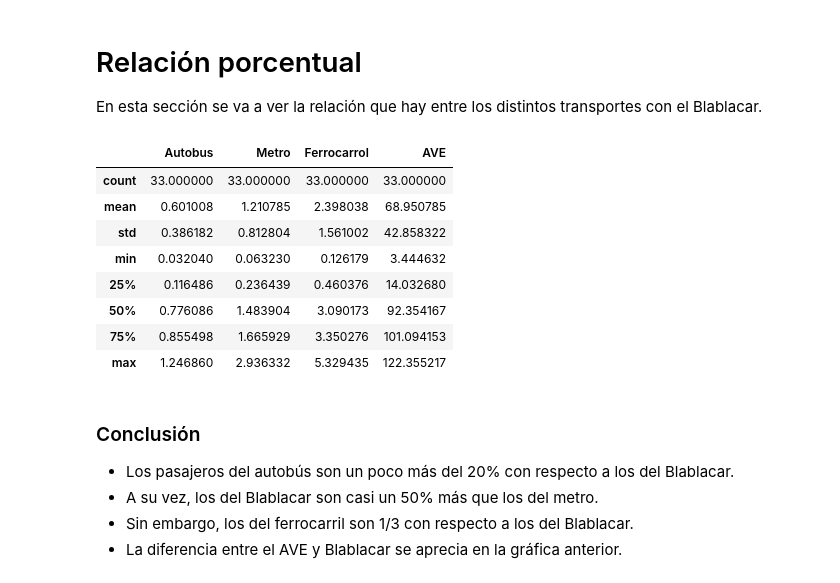
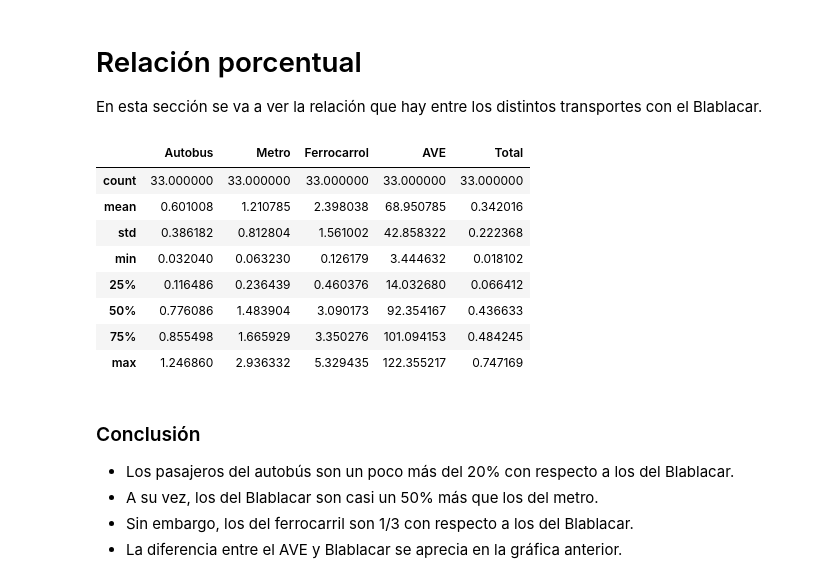
Before and after one commit to JoseAlbertoSeco/BlablacarCarpooling_DataMining, a Jupyter notebook: notebooks/ComparacionTransporte.ipynb, the cells around one changed output. Saved outputs shown, nothing was run; the diff lists cells and outputs as text; code cells hidden in the pictures.

```diff
--- a/notebooks/ComparacionTransporte.ipynb
+++ b/notebooks/ComparacionTransporte.ipynb
@@ -93,43 +98,44 @@ En esta sección se va a ver la relación que hay entre los distintos transporte
 # %%
 from pandas.io.parsers import read_csv
 from tabulate import tabulate
-
-df_trenes = read_csv('df_trenes.csv')
 
 diffBus = []
 diffMet = []
 diffBus = []
 diffFer = []
 diffAve = []
+diffTot = []
 
 for i in range(len(df_trenes['DIA'])):
   diffBus.append(df_trenes['ASIENTOS_CONFIRMADOS'][i]/(df_trenes['Transporte urbano regular por autobús'][i]+df_trenes['Interurbano por autobús regular'][i]))
   diffMet.append(df_trenes['ASIENTOS_CONFIRMADOS'][i]/df_trenes['Urbano por metro'][i])
   diffFer.append(df_trenes['ASIENTOS_CONFIRMADOS'][i]/df_trenes['Interurbano por ferrocarril'][i])
   diffAve.append(df_trenes['ASIENTOS_CONFIRMADOS'][i]/df_trenes['AVE'][i])
+  diffTot.append(df_trenes['ASIENTOS_CONFIRMADOS'][i]/viajesTrans[i])
 
 df_diff = pd.DataFrame({
     'Fecha':df_trenes['DIA'],
     'Autobus':diffBus,
     'Metro':diffMet,
     'Ferrocarrol':diffFer,
-    'AVE':diffAve
+    'AVE':diffAve,
+    'Total':diffTot
 })
 df_diff.set_index('Fecha',drop=True,inplace=True)
 
 #print(tabulate(df_diff, headers="keys"))
 
 df_diff.describe()
 # %% [output]
-|  | Autobus | Metro | Ferrocarrol | AVE |
-| count | 33.000000 | 33.000000 | 33.000000 | 33.000000 |
-| mean | 0.601008 | 1.210785 | 2.398038 | 68.950785 |
-| std | 0.386182 | 0.812804 | 1.561002 | 42.858322 |
-| min | 0.032040 | 0.063230 | 0.126179 | 3.444632 |
-| 25% | 0.116486 | 0.236439 | 0.460376 | 14.032680 |
-| 50% | 0.776086 | 1.483904 | 3.090173 | 92.354167 |
-| 75% | 0.855498 | 1.665929 | 3.350276 | 101.094153 |
-| max | 1.246860 | 2.936332 | 5.329435 | 122.355217 |
+|  | Autobus | Metro | Ferrocarrol | AVE | Total |
+| count | 33.000000 | 33.000000 | 33.000000 | 33.000000 | 33.000000 |
+| mean | 0.601008 | 1.210785 | 2.398038 | 68.950785 | 0.342016 |
+| std | 0.386182 | 0.812804 | 1.561002 | 42.858322 | 0.222368 |
+| min | 0.032040 | 0.063230 | 0.126179 | 3.444632 | 0.018102 |
+| 25% | 0.116486 | 0.236439 | 0.460376 | 14.032680 | 0.066412 |
+| 50% | 0.776086 | 1.483904 | 3.090173 | 92.354167 | 0.436633 |
+| 75% | 0.855498 | 1.665929 | 3.350276 | 101.094153 | 0.484245 |
+| max | 1.246860 | 2.936332 | 5.329435 | 122.355217 | 0.747169 |
 # %% [markdown]
 ### Conclusión
 * Los pasajeros del autobús son un poco más del 20% con respecto a los del Blablacar.
```
Also changed, not shown: parts of 5 cells of this notebook.
